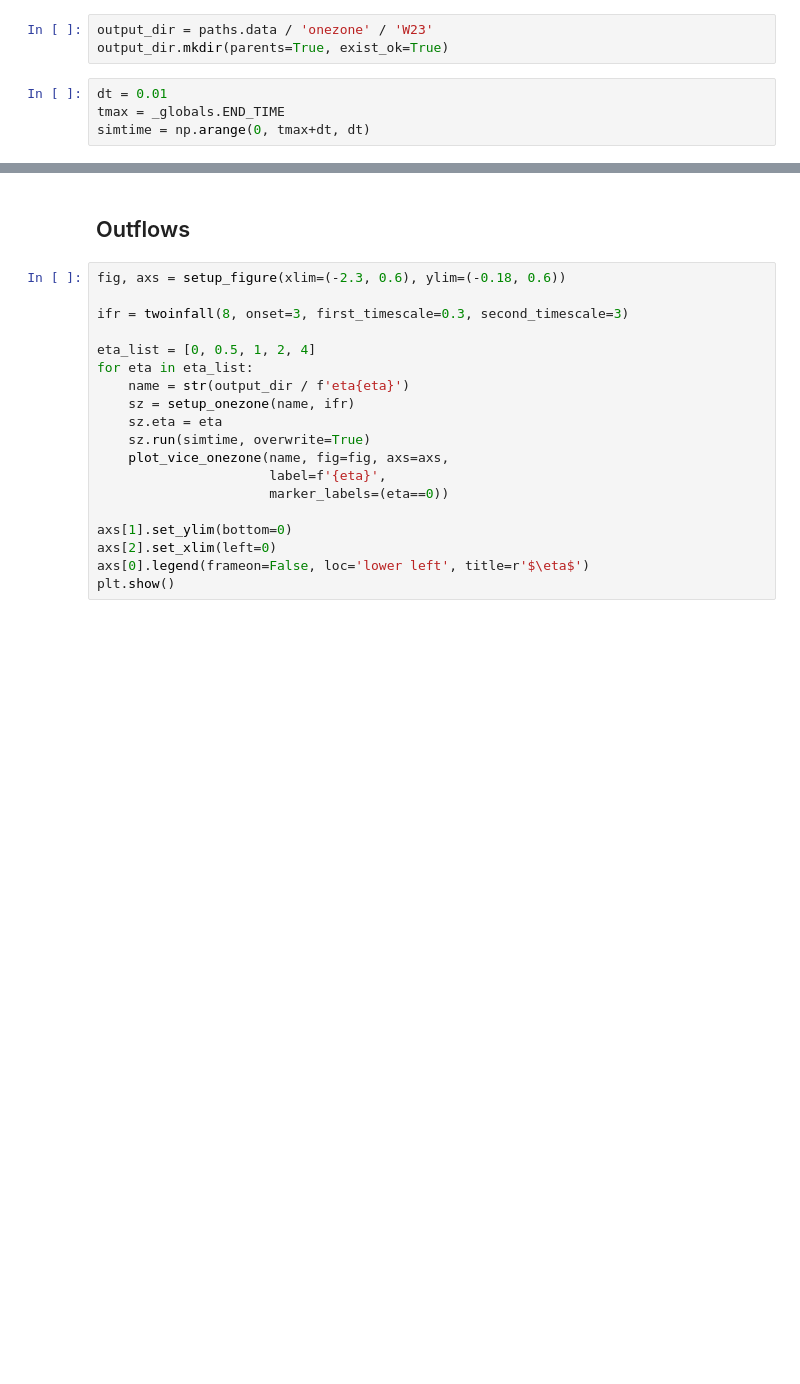
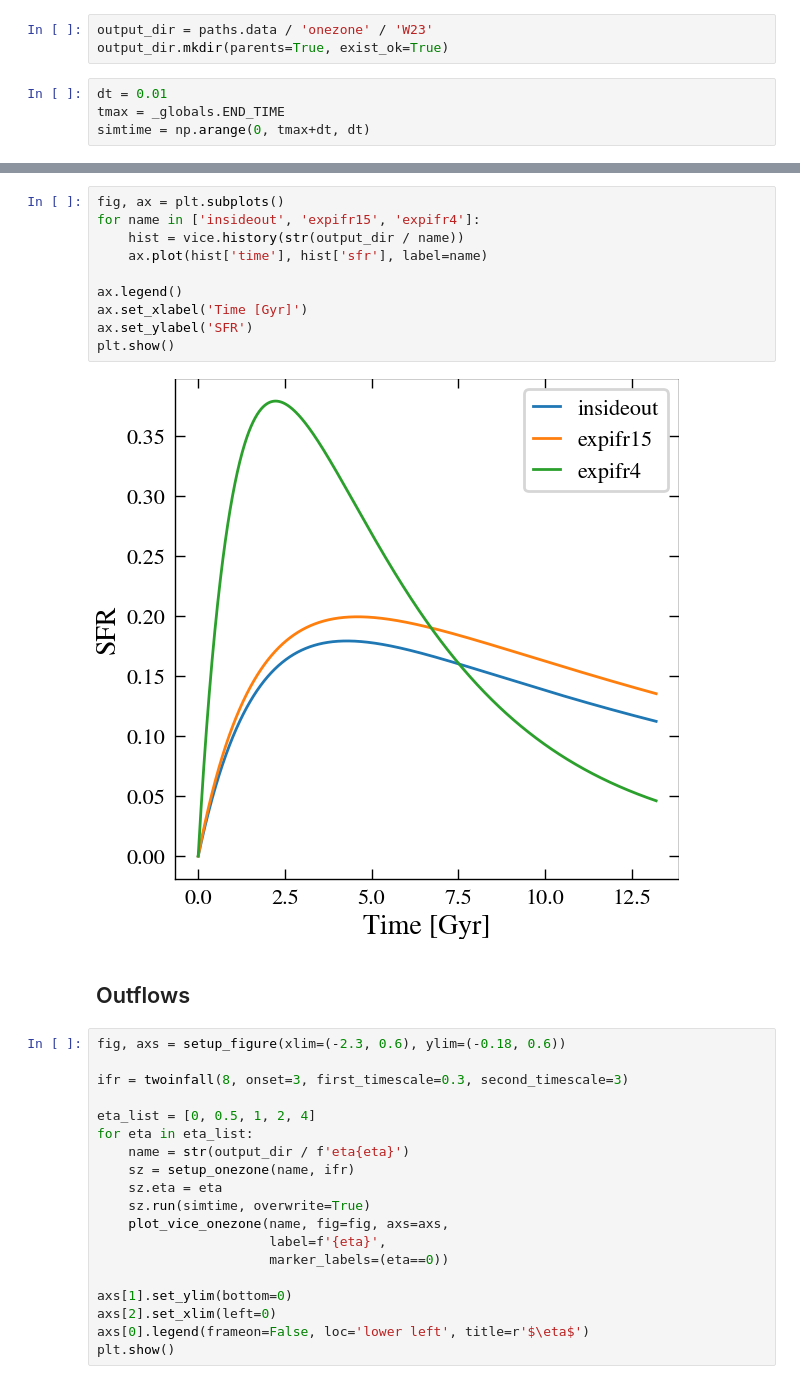
Before and after one commit to lodubay/twoinfall, a Jupyter notebook: src/scripts/onezone_W23_yields.ipynb, the cells around one changed output, grey strips where cells are left out. Drawn from its saved outputs; the diff is of its cells as text; blank space fills up the shorter version.

```diff
--- a/src/scripts/onezone_W23_yields.ipynb
+++ b/src/scripts/onezone_W23_yields.ipynb
@@ -47,3 +127,15 @@ def setup_onezone(name, func, mode='ifr'):
+# %%
+fig, ax = plt.subplots()
+for name in ['insideout', 'expifr15', 'expifr4']:
+    hist = vice.history(str(output_dir / name))
+    ax.plot(hist['time'], hist['sfr'], label=name)
+
+ax.legend()
+ax.set_xlabel('Time [Gyr]')
+ax.set_ylabel('SFR')
+plt.show()
+# %% [output]
+[figure, added]
 # %% [markdown]
 ## Outflows
 # %%
```
Also changed, not shown: parts of 11 cells of this notebook, 3 other files.
